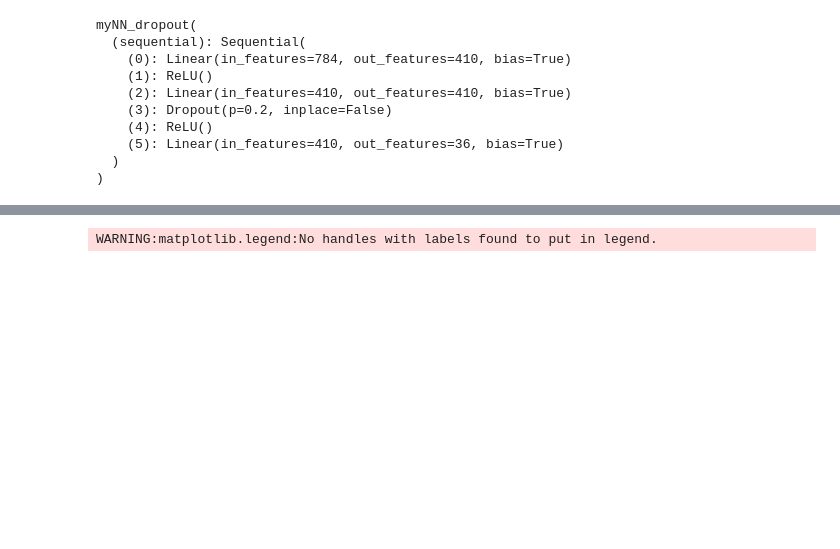
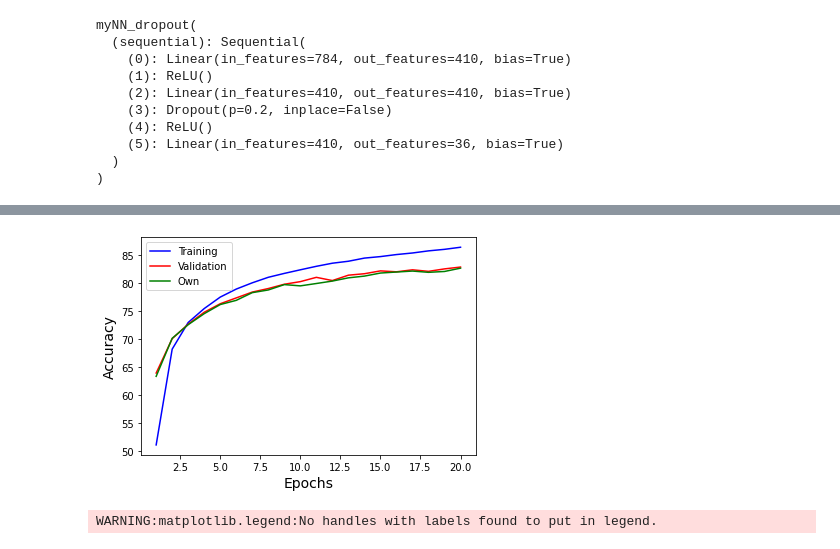
Before and after one commit to Stevenshi12/License-Plate-Classification, a Jupyter notebook: FNN.ipynb, the cells around one changed output, grey strips where cells are left out. Saved outputs shown, nothing was run; the diff lists cells and outputs as text; code cells hidden in the pictures; blank space fills up the shorter version.

```diff
--- a/FNN.ipynb
+++ b/FNN.ipynb
@@ -420,3 +434,14 @@ Own Accuracy: 0.8231301939058171
+# %%
+epochs = np.arange(1, len(dropo_losses) + 1)
+plt.plot(epochs, np.array(dropo_accuracies) * 100, c = 'b', label = 'Training')
+plt.plot(epochs, np.array(dropo_validation_accuracies) * 100, c = 'r', label = 'Validation')
+plt.plot(epochs, np.array(dropo_own_accuracies) * 100, c = 'g', label = 'Own')
+plt.xlabel('Epochs', fontsize =14)
+plt.ylabel('Accuracy', fontsize = 14)
+plt.legend()
+plt.savefig(f"Dropout Accuracy Epochs_{hyperparameters['num_epochs']}_LR_{hyperparameters['lr']}_Batch_{hyperparameters['batch_size']}.png", bbox_inches='tight')
+# %% [output]
+[figure, added]
 # %%
 # plot dropout
 def plot_metrics_dropout(hyperparameters, losses, train_batch_losses, validation_losses, accuracies, validation_accuracies, own_losses, own_accuracies):
```
Also changed, not shown: parts of 10 cells of this notebook.
